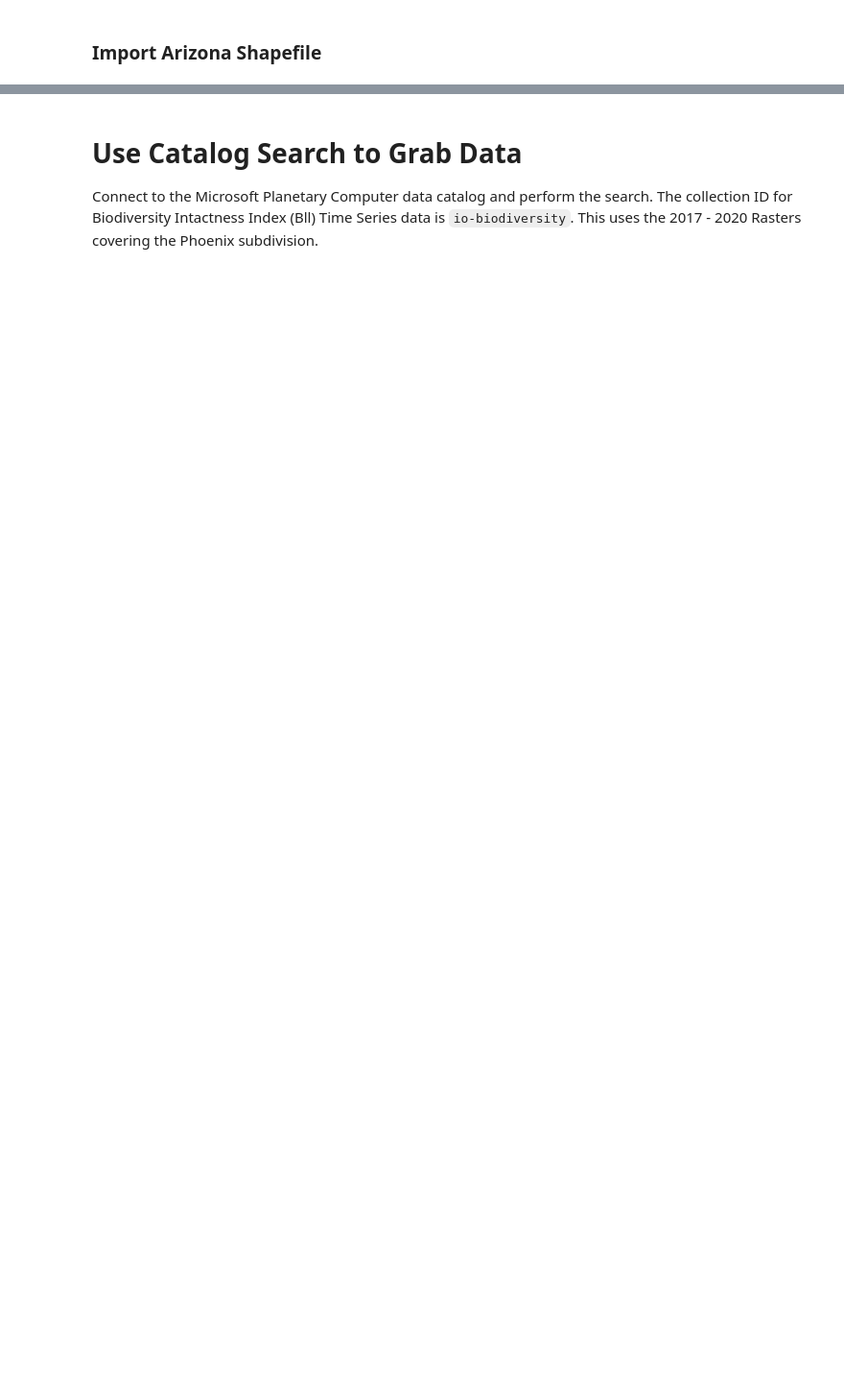
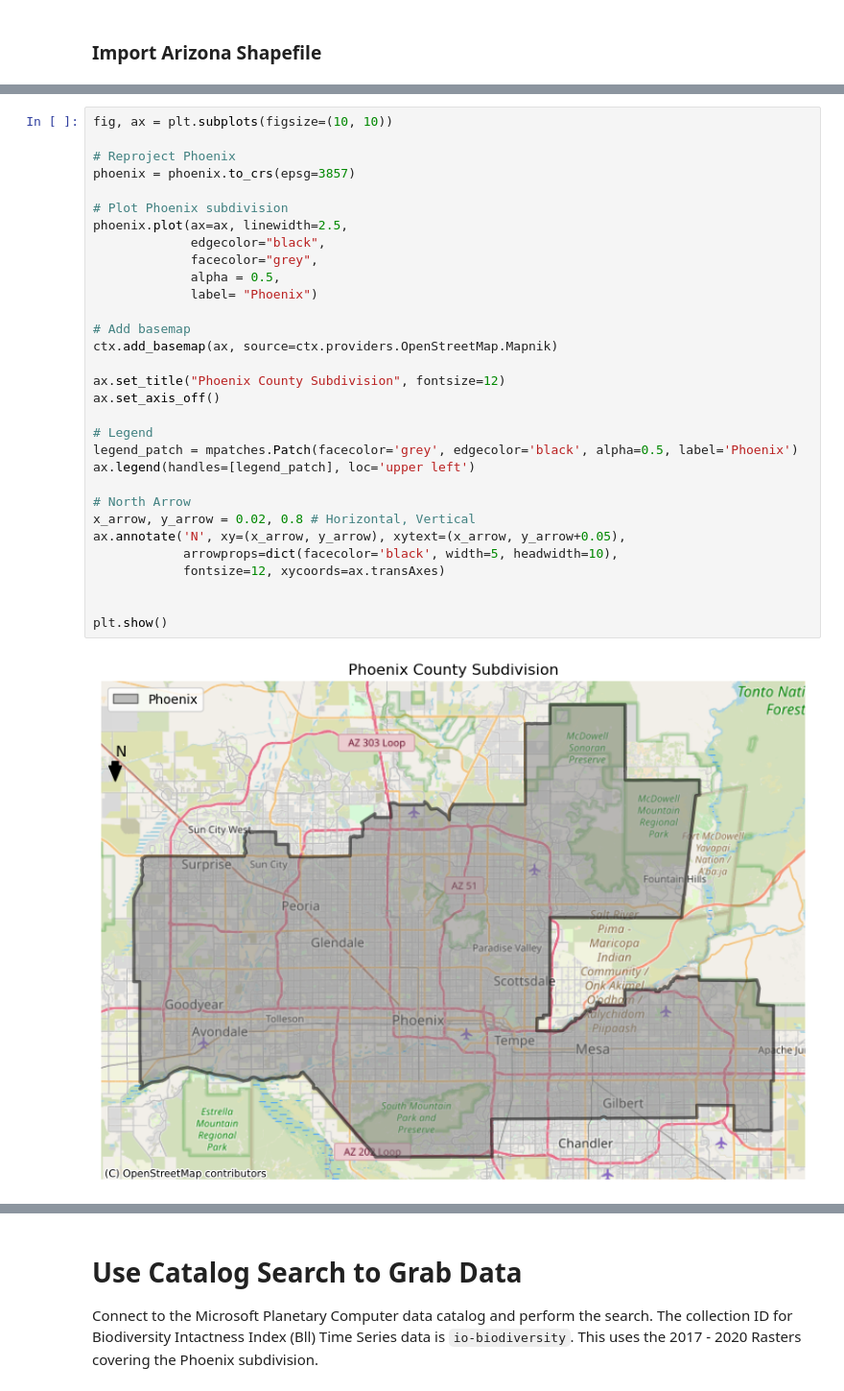
Before and after one commit to marietolteca00/biodiversity_intact_phoenix, a Jupyter notebook: final_task2_biodiv_intact.ipynb, the cells around one changed output, grey strips where cells are left out. Shown at 96% size. Drawn from its saved outputs; the diff is of its cells as text; blank space fills up the shorter version.

```diff
--- a/final_task2_biodiv_intact.ipynb
+++ b/final_task2_biodiv_intact.ipynb
@@ -40,0 +84,33 @@ Datum: North American Datum 1983
+# %%
+fig, ax = plt.subplots(figsize=(10, 10))
+
+# Reproject Phoenix
+phoenix = phoenix.to_crs(epsg=3857)
+
+# Plot Phoenix subdivision
+phoenix.plot(ax=ax, linewidth=2.5,
+             edgecolor="black",
+             facecolor="grey",
+             alpha = 0.5,
+             label= "Phoenix")
+
+# Add basemap
+ctx.add_basemap(ax, source=ctx.providers.OpenStreetMap.Mapnik)
+
+ax.set_title("Phoenix County Subdivision", fontsize=12)
+ax.set_axis_off()
+
+# Legend
+legend_patch = mpatches.Patch(facecolor='grey', edgecolor='black', alpha=0.5, label='Phoenix')
+ax.legend(handles=[legend_patch], loc='upper left')
+
+# North Arrow
+x_arrow, y_arrow = 0.02, 0.8 # Horizontal, Vertical
+ax.annotate('N', xy=(x_arrow, y_arrow), xytext=(x_arrow, y_arrow+0.05),
+            arrowprops=dict(facecolor='black', width=5, headwidth=10),
+            fontsize=12, xycoords=ax.transAxes)
+
+
+plt.show()
+# %% [output]
+[figure, added]
```
Also changed, not shown: parts of 19 cells of this notebook.
